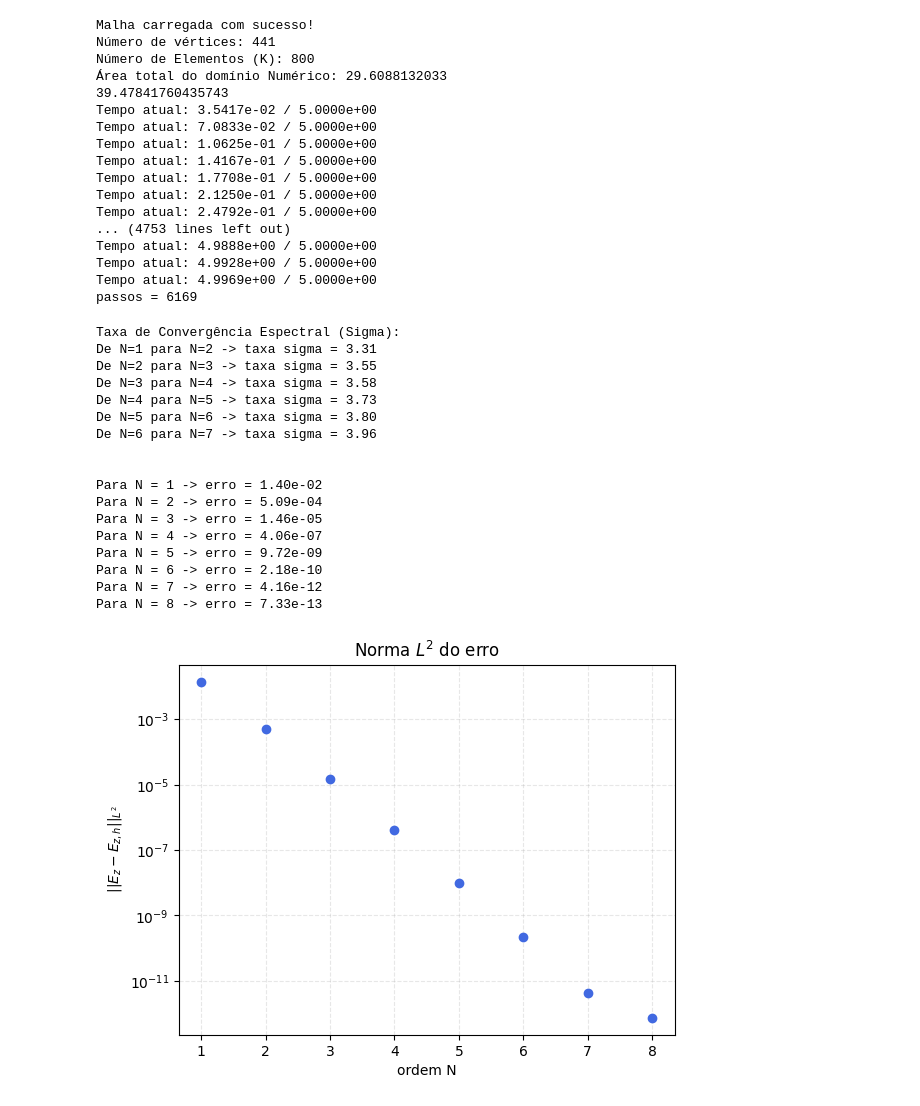
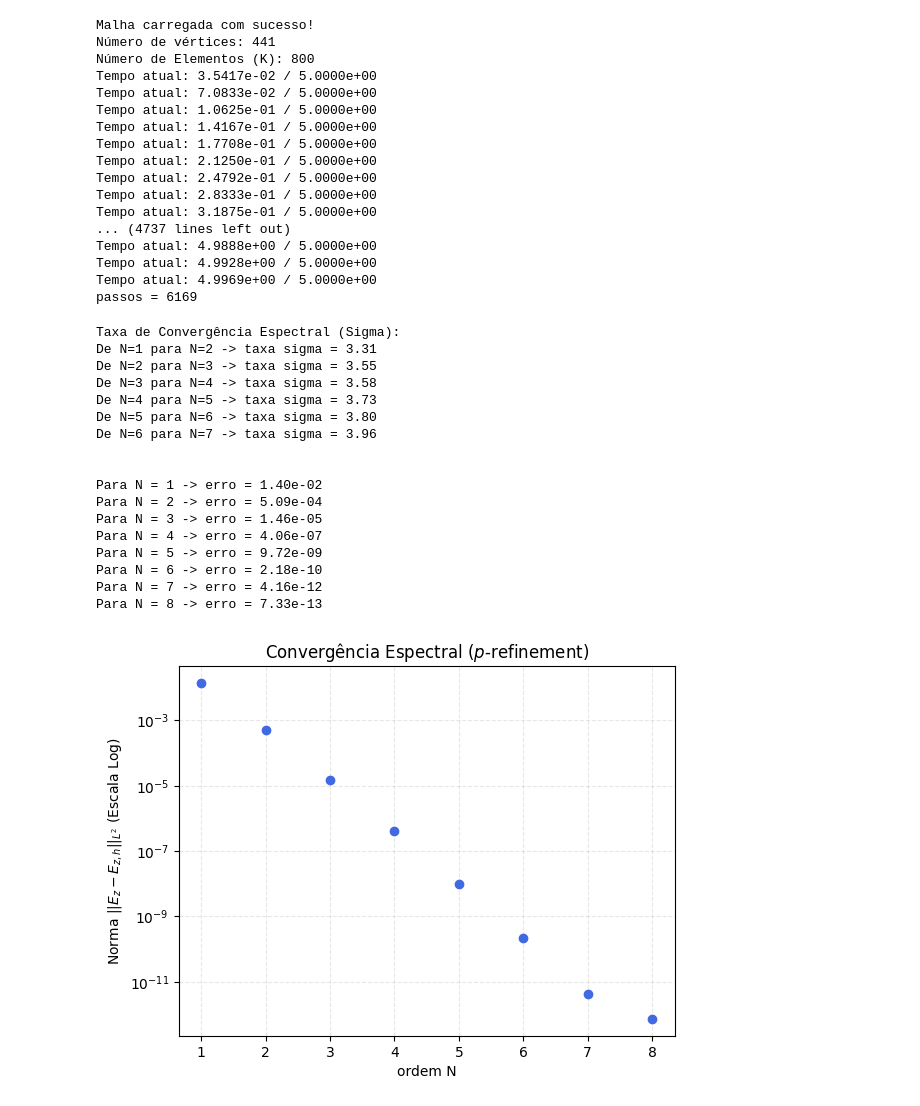
Before and after one commit to andrefsr/DG-FEM, a Jupyter notebook: engine/dg2D/validation/spectral_convergence.ipynb, the cells around one changed output. Cells and saved outputs as stored; diff of their text form; code cells hidden in the pictures.

```diff
--- a/engine/dg2D/p_convergence.ipynb
+++ b/engine/dg2D/validation/spectral_convergence.ipynb
@@ -12,10 +12,6 @@ for n in range(len(N)):
 
     malha = stp.StartUp2D(N[n],EToV,VX,VY)
 
-    area_total = np.sum(malha.J)/(2*malha.N)
-    print(f"Área total do domínio Numérico: {area_total:.10f}")
-    print((2*np.pi)**2)
-
     Ez = np.zeros((malha.Np,malha.K),dtype=np.float64)
     Ez = np.sin(malha.x)*np.sin(malha.y)
     Hx = np.zeros((malha.Np,malha.K), dtype=np.float64)
@@ -24,7 +20,7 @@ for n in range(len(N)):
     #FinalTime = 3 * np.pi * np.sqrt(2)
     FinalTime = 5
 
-    Hx, Hy, Ez, pp, t, erro = Max.Maxwell2D(Hx,Hy,Ez,FinalTime,malha)
+    Hx, Hy, Ez, pp, t, erro = Max.Maxwell2D(Hx,Hy,Ez,FinalTime,malha,CFL=0.1,pml=False)
 
     Ez_analitico = np.sin(malha.x)*np.sin(malha.y)*np.cos(np.sqrt(2)*t[-1])
 
@@ -45,8 +41,6 @@ for n in range(len(N)):
 Malha carregada com sucesso!
 Número de vértices: 441
 Número de Elementos (K): 800
-Área total do domínio Numérico: 29.6088132033
-39.47841760435743
 Tempo atual: 3.5417e-02 / 5.0000e+00
 Tempo atual: 7.0833e-02 / 5.0000e+00
 Tempo atual: 1.0625e-01 / 5.0000e+00
@@ -54,13 +48,14 @@ Tempo atual: 1.4167e-01 / 5.0000e+00
 Tempo atual: 1.7708e-01 / 5.0000e+00
 Tempo atual: 2.1250e-01 / 5.0000e+00
 Tempo atual: 2.4792e-01 / 5.0000e+00
-... (4753 lines left out)
+Tempo atual: 2.8333e-01 / 5.0000e+00
+Tempo atual: 3.1875e-01 / 5.0000e+00
+... (4737 lines left out)
 Tempo atual: 4.9888e+00 / 5.0000e+00
 Tempo atual: 4.9928e+00 / 5.0000e+00
 Tempo atual: 4.9969e+00 / 5.0000e+00
 passos = 6169
 # %%
-# Exemplo: Erros obtidos rodando o código com N=2, N=3 e N=4
 ordens_N = N
 erros = np.array(erros)
 
@@ -70,41 +65,39 @@ for i in range(len(ordens_N) - 2):
     N_novo = ordens_N[i+1]
 
     E_antigo = erros[i]
     E_novo = erros[i+1]
 
-    # Aplicação exata da fórmula
     sigma = - (np.log(E_novo) - np.log(E_antigo)) / (N_novo - N_antigo)
 
     print(f"De N={N_antigo} para N={N_novo} -> taxa sigma = {sigma:.2f}")
 
 print('\n')
 for j in range(len(N)):
     print(f'Para N = {N[j]} -> erro = {erros[j]:.2e}')
+
+plt.figure()
+plt.grid(alpha=0.3,ls='--')
+plt.title(r'Convergência Espectral ($p$-refinement)')
+plt.semilogy(N,erros,'o',color='royalblue')
+plt.ylabel(r'Norma $||E_z-E_{z,h}||_{L^2}$ (Escala Log)')
+plt.xlabel('ordem N')
+plt.show()
 # %% [output]
 Taxa de Convergência Espectral (Sigma):
 De N=1 para N=2 -> taxa sigma = 3.31
 De N=2 para N=3 -> taxa sigma = 3.55
 De N=3 para N=4 -> taxa sigma = 3.58
 De N=4 para N=5 -> taxa sigma = 3.73
 De N=5 para N=6 -> taxa sigma = 3.80
 De N=6 para N=7 -> taxa sigma = 3.96
 
 
 Para N = 1 -> erro = 1.40e-02
 Para N = 2 -> erro = 5.09e-04
 Para N = 3 -> erro = 1.46e-05
 Para N = 4 -> erro = 4.06e-07
 Para N = 5 -> erro = 9.72e-09
 Para N = 6 -> erro = 2.18e-10
 Para N = 7 -> erro = 4.16e-12
 Para N = 8 -> erro = 7.33e-13
+[figure, added]
-# %%
-plt.figure()
-plt.grid(alpha=0.3,ls='--')
-plt.title(r'Norma $L^2$ do erro')
-plt.semilogy(N,erros,'o',color='royalblue')
-plt.ylabel(r' $||E_z-E_{z,h}||_{L^2}$ ')
-plt.xlabel('ordem N')
-plt.show()
-# %% [output]
-[figure, removed]
```
Also changed, not shown: 20 other files.
